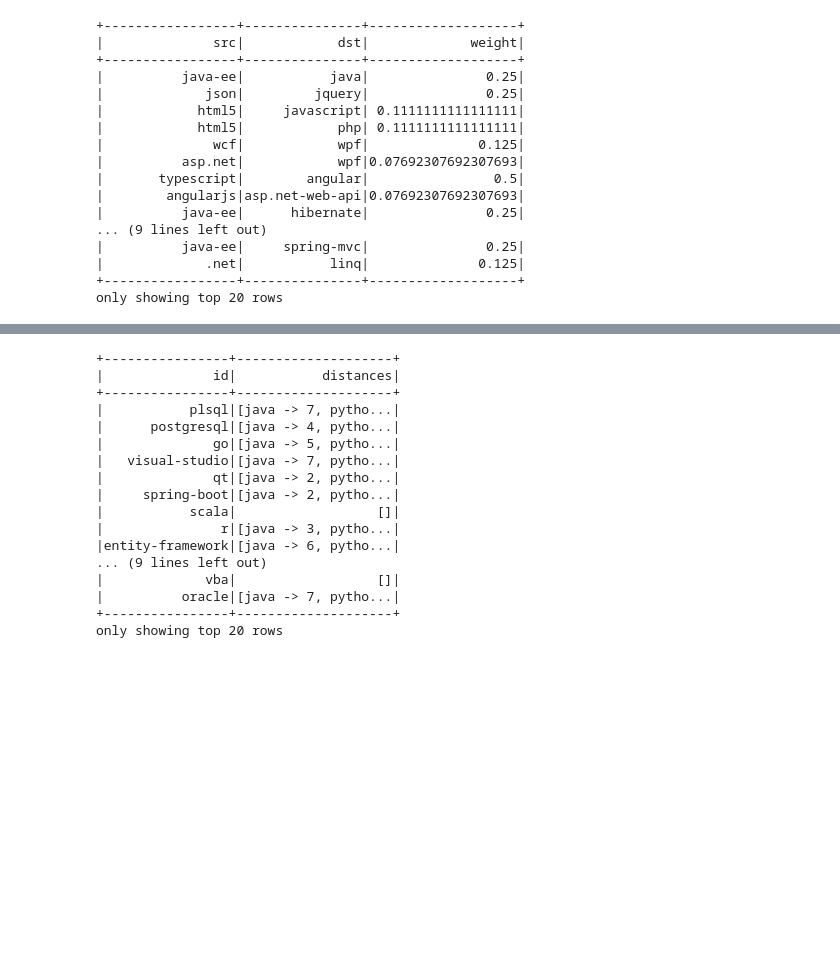
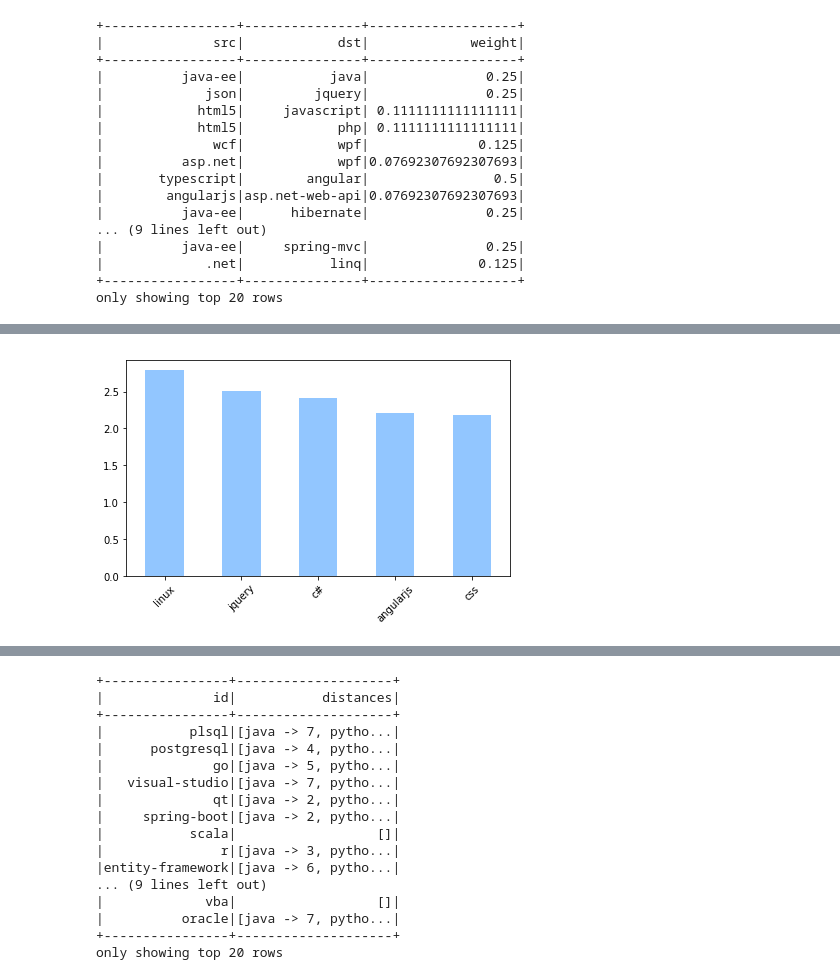
Before and after one commit to LydiaGarrido/TFG-LydiaGarrido, a Jupyter notebook: stackoverflow.ipynb, the cells around one changed output, grey strips where cells are left out. Saved outputs shown, nothing was run; the diff lists cells and outputs as text; code cells hidden in the pictures; blank space fills up the shorter version.

```diff
--- a/stackoverflow.ipynb
+++ b/stackoverflow.ipynb
@@ -267,3 +293,6 @@ results.edges.select("src", "dst", "weight").show()
 |             .net|           linq|              0.125|
 +-----------------+---------------+-------------------+
 only showing top 20 rows
+# %%
+results = g.pageRank(resetProbability=0.15, tol=0.01)
+results.vertices.select("id", "PageRank").sort('PageRank', ascending=False).show()
@@ -269,0 +317,12 @@ only showing top 20 rows
+# %%
+gpagerank = results.vertices.select("id", "PageRank").sort('PageRank', ascending=False).toPandas().head()
+# %%
+plt.style.use('seaborn-pastel')
+ax = gpagerank.plot(kind='bar', x='id', y='PageRank', legend=None)
+ax.xaxis.set_label_text("")
+plt.yscale("linear")
+plt.xticks(rotation=45)
+plt.tight_layout()
+plt.show()
+# %% [output]
+[figure, added]
```
Also changed, not shown: parts of 10 cells of this notebook.
